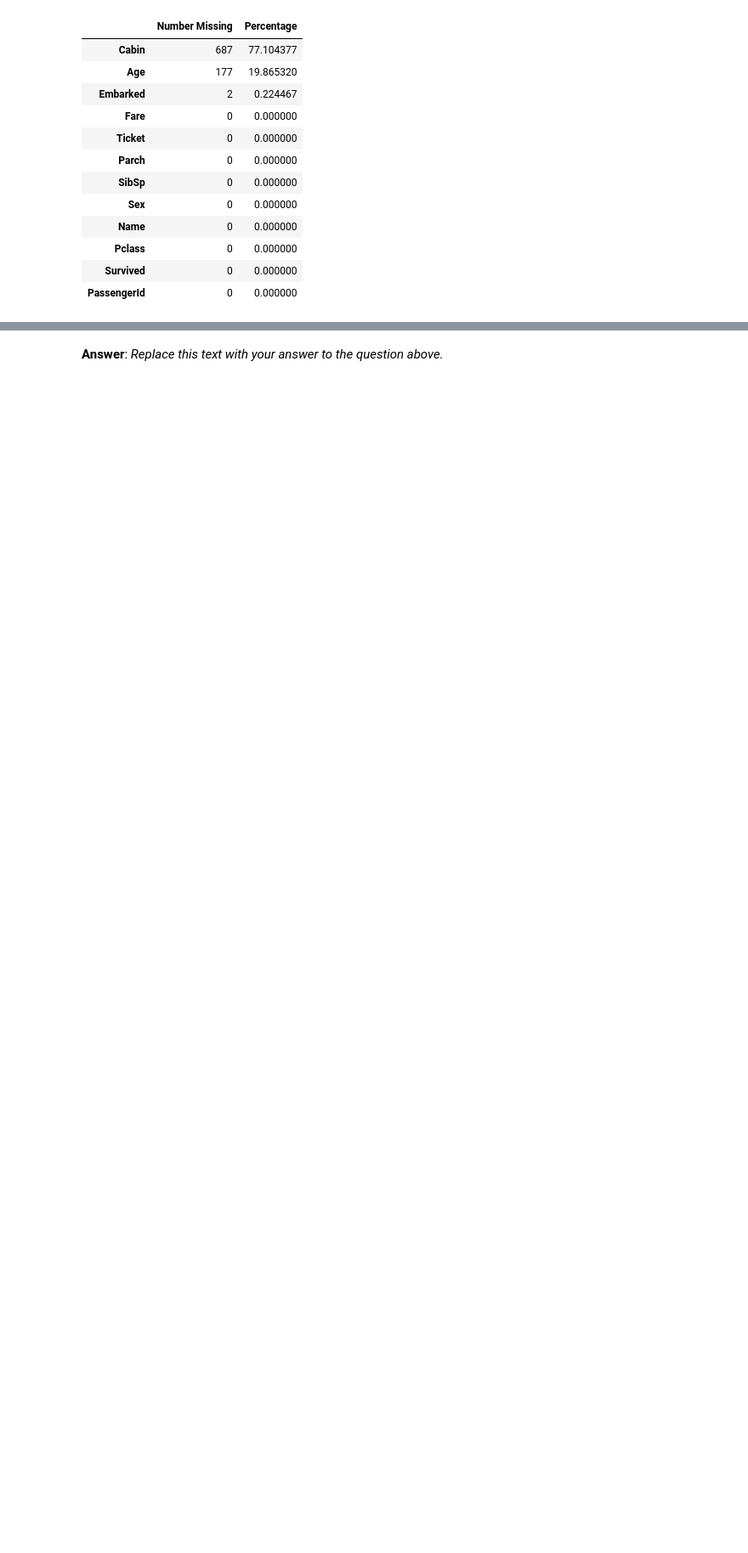
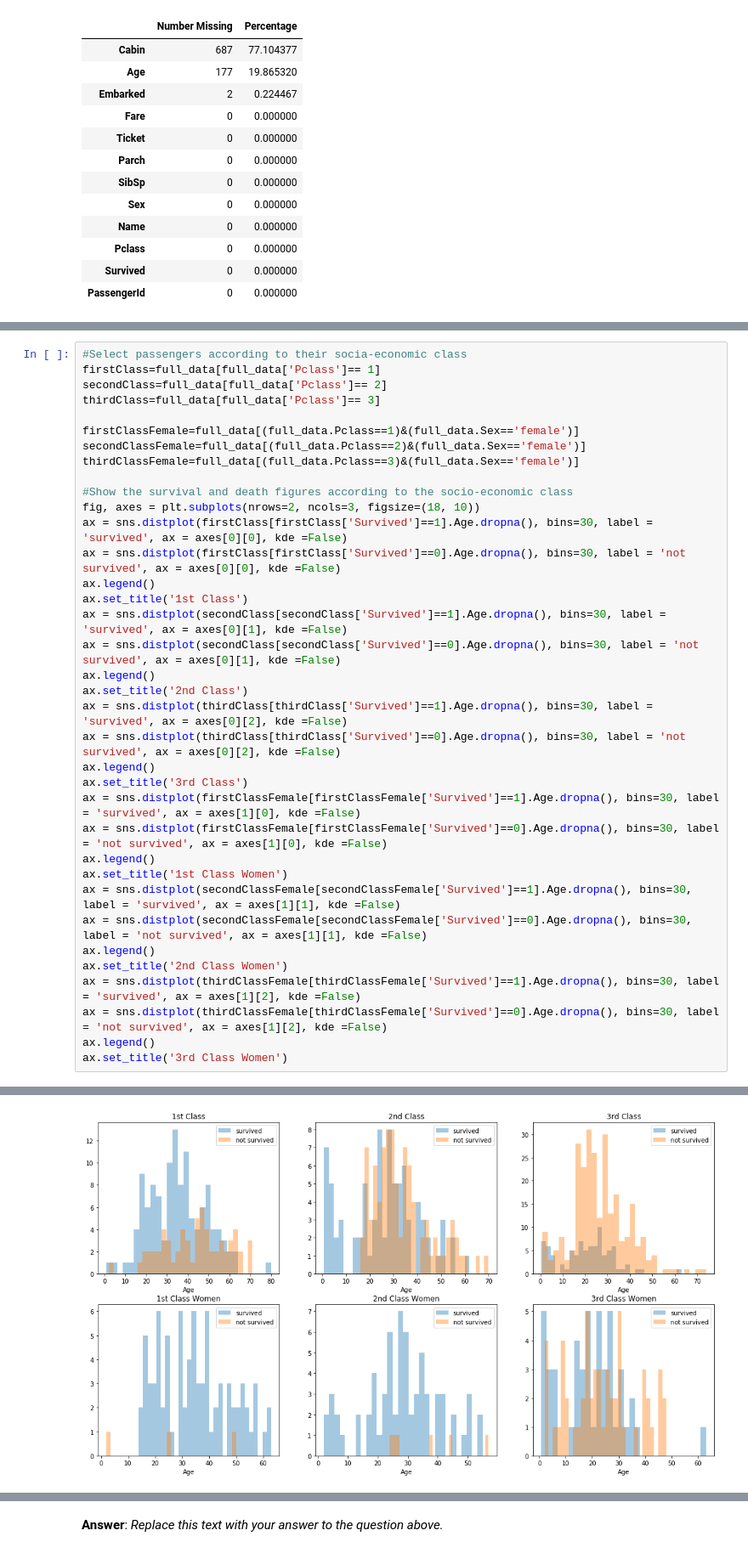
Before and after one commit to TRETH/titanic_survival_exploration, a Jupyter notebook: titanic_survival_exploration.ipynb, the cells around one changed output, grey strips where cells are left out. Shown: that part at 85% size. Cells and saved outputs as stored; diff of their text form; blank space fills up the shorter version.

Commit message:
added women socio-economic overview

```diff
--- a/titanic_survival_exploration.ipynb
+++ b/titanic_survival_exploration.ipynb
@@ -347,0 +331,37 @@ Name: Age, Length: 197, dtype: float64
+# %%
+#Select passengers according to their socia-economic class
+firstClass=full_data[full_data['Pclass']== 1]
+secondClass=full_data[full_data['Pclass']== 2]
+thirdClass=full_data[full_data['Pclass']== 3]
+
+firstClassFemale=full_data[(full_data.Pclass==1)&(full_data.Sex=='female')]
+secondClassFemale=full_data[(full_data.Pclass==2)&(full_data.Sex=='female')]
+thirdClassFemale=full_data[(full_data.Pclass==3)&(full_data.Sex=='female')]
+
+#Show the survival and death figures according to the socio-economic class
+fig, axes = plt.subplots(nrows=2, ncols=3, figsize=(18, 10))
+ax = sns.distplot(firstClass[firstClass['Survived']==1].Age.dropna(), bins=30, label = 'survived', ax = axes[0][0], kde =False)
+ax = sns.distplot(firstClass[firstClass['Survived']==0].Age.dropna(), bins=30, label = 'not survived', ax = axes[0][0], kde =False)
+ax.legend()
+ax.set_title('1st Class')
+ax = sns.distplot(secondClass[secondClass['Survived']==1].Age.dropna(), bins=30, label = 'survived', ax = axes[0][1], kde =False)
+ax = sns.distplot(secondClass[secondClass['Survived']==0].Age.dropna(), bins=30, label = 'not survived', ax = axes[0][1], kde =False)
+ax.legend()
+ax.set_title('2nd Class')
+ax = sns.distplot(thirdClass[thirdClass['Survived']==1].Age.dropna(), bins=30, label = 'survived', ax = axes[0][2], kde =False)
+ax = sns.distplot(thirdClass[thirdClass['Survived']==0].Age.dropna(), bins=30, label = 'not survived', ax = axes[0][2], kde =False)
+ax.legend()
+ax.set_title('3rd Class')
+ax = sns.distplot(firstClassFemale[firstClassFemale['Survived']==1].Age.dropna(), bins=30, label = 'survived', ax = axes[1][0], kde =False)
+ax = sns.distplot(firstClassFemale[firstClassFemale['Survived']==0].Age.dropna(), bins=30, label = 'not survived', ax = axes[1][0], kde =False)
+ax.legend()
+ax.set_title('1st Class Women')
+ax = sns.distplot(secondClassFemale[secondClassFemale['Survived']==1].Age.dropna(), bins=30, label = 'survived', ax = axes[1][1], kde =False)
+ax = sns.distplot(secondClassFemale[secondClassFemale['Survived']==0].Age.dropna(), bins=30, label = 'not survived', ax = axes[1][1], kde =False)
+ax.legend()
+ax.set_title('2nd Class Women')
+ax = sns.distplot(thirdClassFemale[thirdClassFemale['Survived']==1].Age.dropna(), bins=30, label = 'survived', ax = axes[1][2], kde =False)
+ax = sns.distplot(thirdClassFemale[thirdClassFemale['Survived']==0].Age.dropna(), bins=30, label = 'not survived', ax = axes[1][2], kde =False)
+ax.legend()
+ax.set_title('3rd Class Women')
+# %% [output]
@@ -347,0 +369 @@ Name: Age, Length: 197, dtype: float64
+[figure, added]
```
Also changed, not shown: parts of 7 cells of this notebook.
